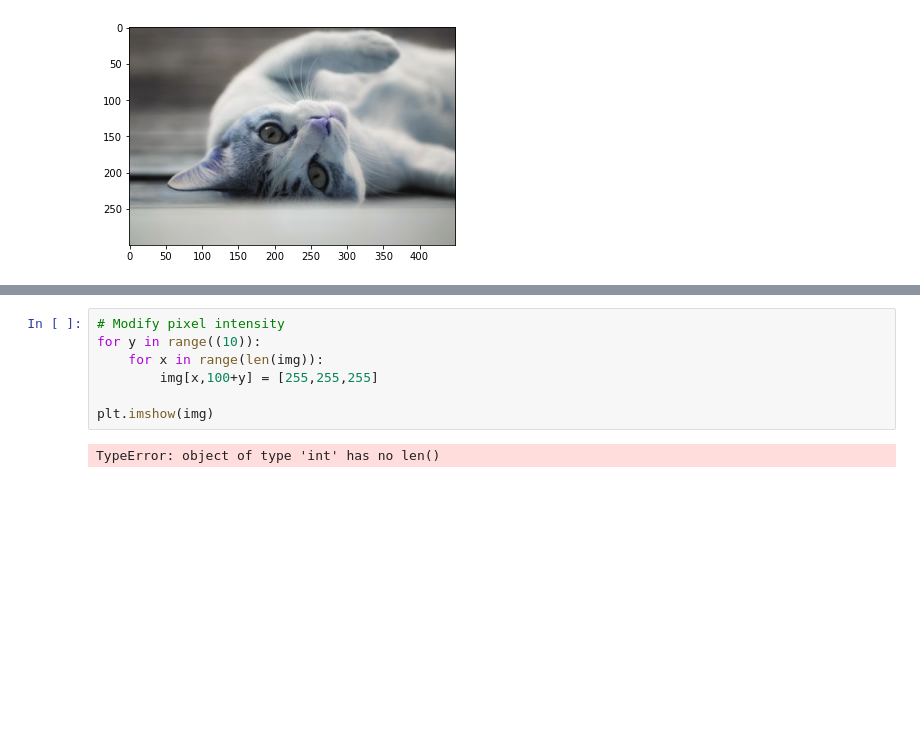
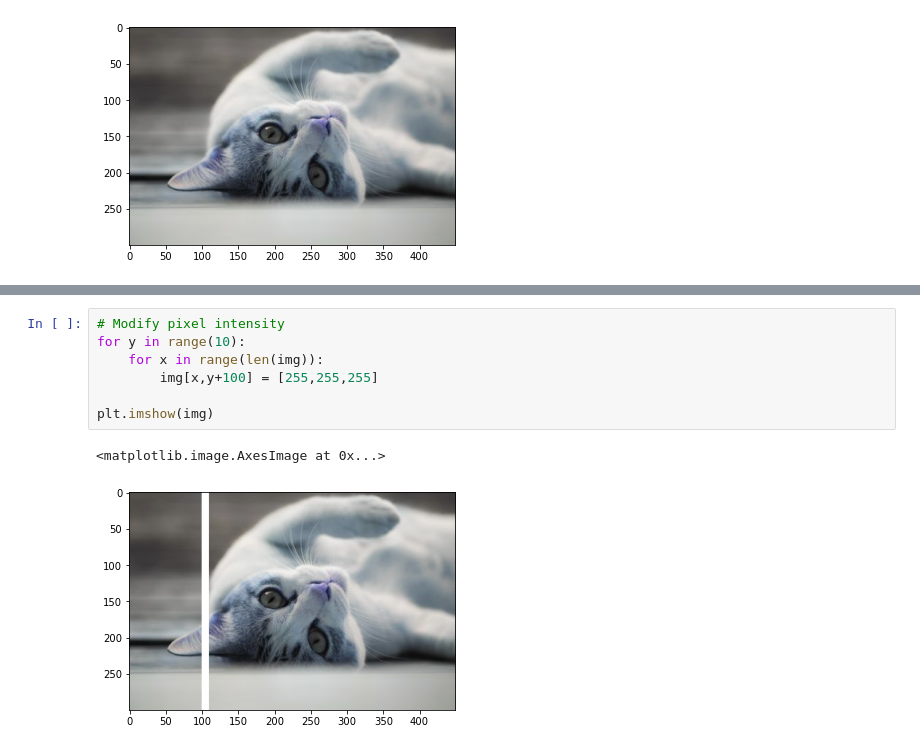
Before and after one commit to NHorde/cv-playground, a Jupyter notebook: utils.ipynb, the cells around one changed output, grey strips where cells are left out. Drawn from its saved outputs; the diff is of its cells as text; blank space fills up the shorter version.

```diff
--- a/utils.ipynb
+++ b/utils.ipynb
@@ -47,9 +48,10 @@ print(px)
 # %%
 # Modify pixel intensity
-for y in range((10)):
+for y in range(10):
     for x in range(len(img)):
-        img[x,100+y] = [255,255,255]
+        img[x,y+100] = [255,255,255]
 
 plt.imshow(img)
 # %% [output]
-TypeError: object of type 'int' has no len()
+<matplotlib.image.AxesImage at 0x...>
+[figure, added]
```
Also changed, not shown: parts of 9 cells of this notebook.
